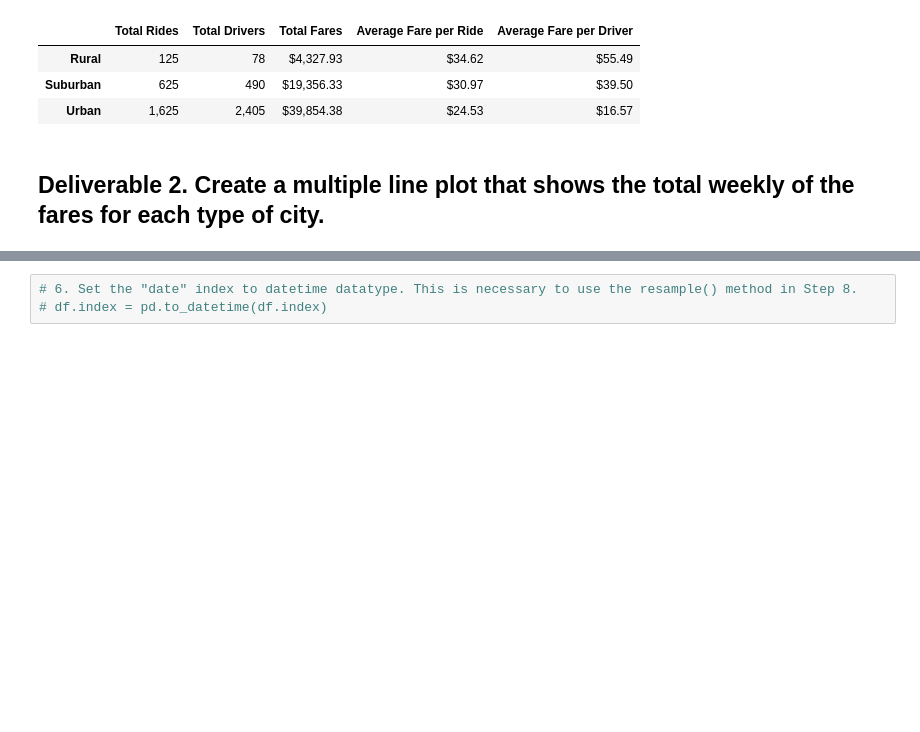
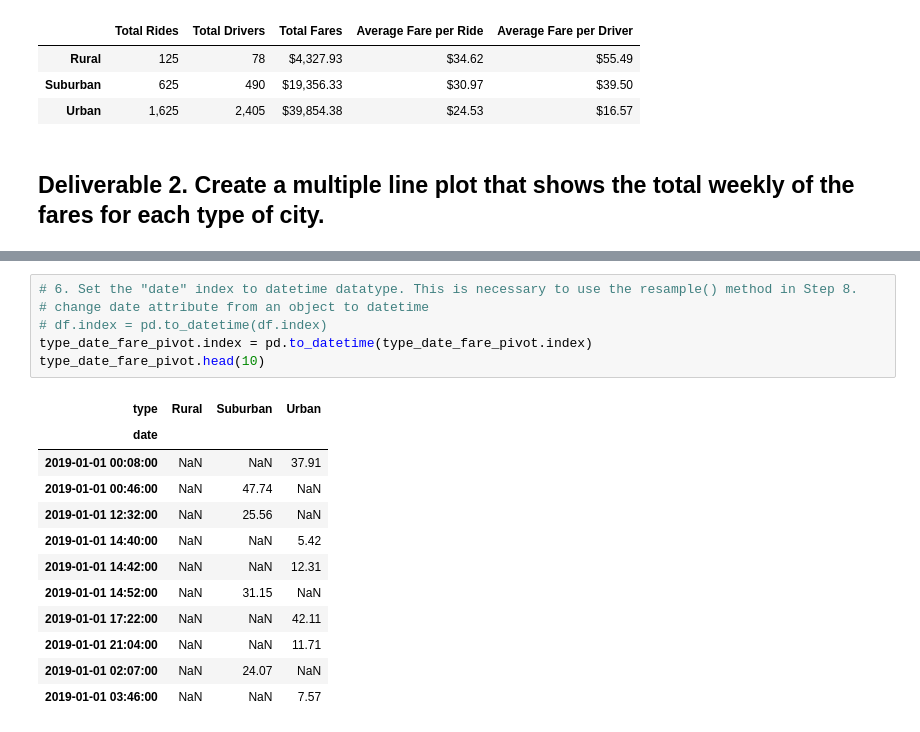
Before and after one commit to AveryCorniell/PyBer_Analysis, a Jupyter notebook: PyBer_Challenge.ipynb, the cells around one changed output, grey strips where cells are left out. Drawn from its saved outputs; the diff is of its cells as text; blank space fills up the shorter version.

```diff
--- a/PyBer_Challenge.ipynb
+++ b/PyBer_Challenge.ipynb
@@ -143,5 +210,21 @@ pyber_summary_df
 # %%
 # 6. Set the "date" index to datetime datatype. This is necessary to use the resample() method in Step 8.
+# change date attribute from an object to datetime
 # df.index = pd.to_datetime(df.index)
+type_date_fare_pivot.index = pd.to_datetime(type_date_fare_pivot.index)
+type_date_fare_pivot.head(10)
+# %% [output]
+| type | Rural | Suburban | Urban |
+| date |  |  |  |
+| 2019-01-01 00:08:00 | NaN | NaN | 37.91 |
+| 2019-01-01 00:46:00 | NaN | 47.74 | NaN |
+| 2019-01-01 12:32:00 | NaN | 25.56 | NaN |
+| 2019-01-01 14:40:00 | NaN | NaN | 5.42 |
+| 2019-01-01 14:42:00 | NaN | NaN | 12.31 |
+| 2019-01-01 14:52:00 | NaN | 31.15 | NaN |
+| 2019-01-01 17:22:00 | NaN | NaN | 42.11 |
+| 2019-01-01 21:04:00 | NaN | NaN | 11.71 |
+| 2019-01-01 02:07:00 | NaN | 24.07 | NaN |
+| 2019-01-01 03:46:00 | NaN | NaN | 7.57 |
 # %%
 # 7. Check that the datatype for the index is datetime using df.info()
```
Also changed, not shown: parts of 10 cells of this notebook, 12 other files.
